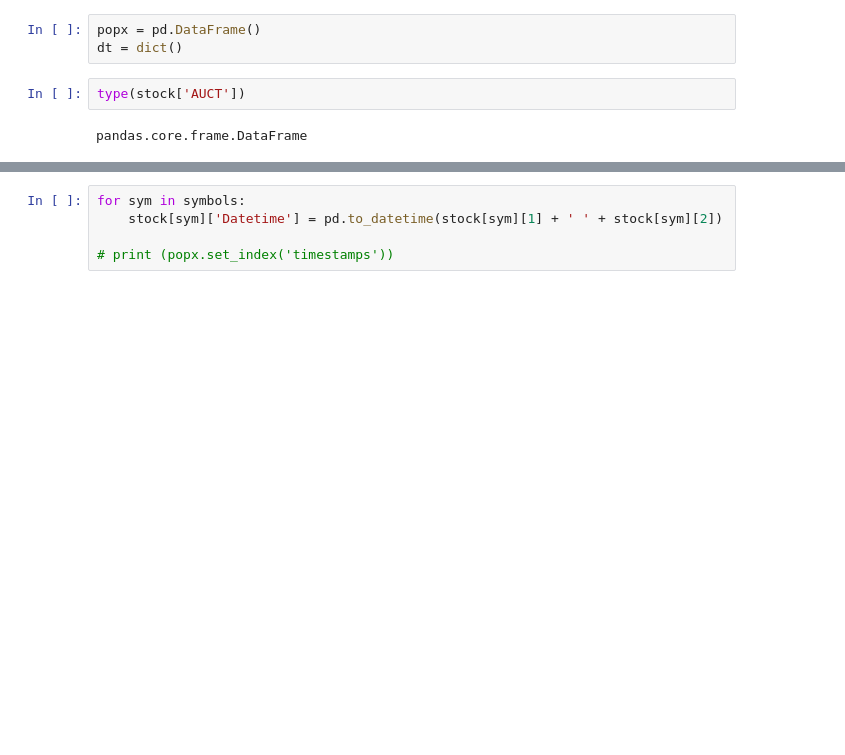
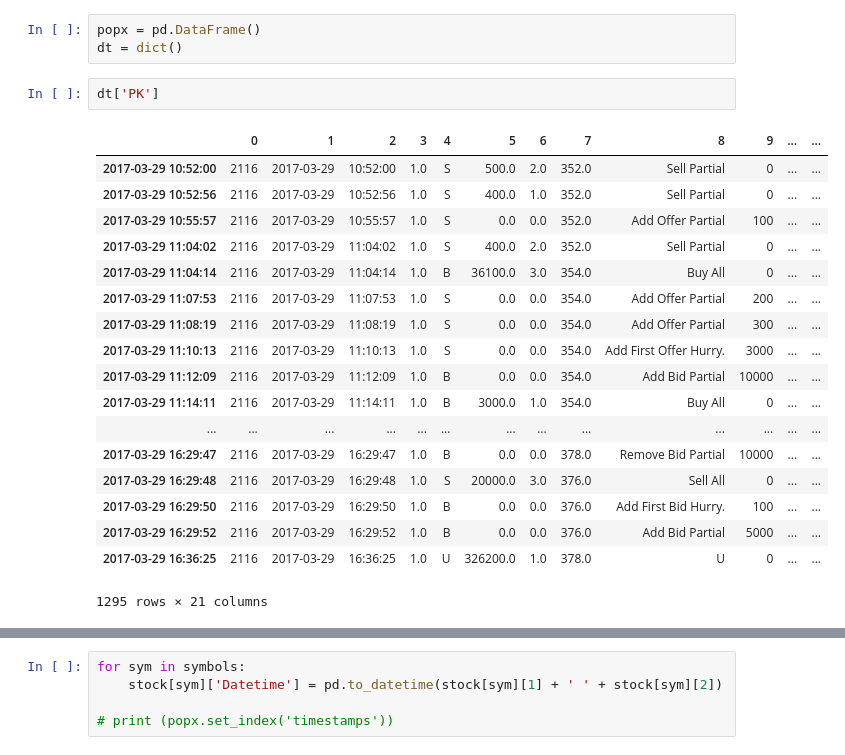
Before and after one commit to chotipat41688/SeProj, a Jupyter notebook: Ipython/readJson2.ipynb, the cells around one changed output, grey strips where cells are left out. Saved outputs shown, nothing was run; the diff lists cells and outputs as text; blank space fills up the shorter version.

```diff
--- a/Ipython/readJson2.ipynb
+++ b/Ipython/readJson2.ipynb
@@ -690,7 +708,24 @@ AttributeError: Cannot access callable attribute 'to_csv' of 'DataFrameGroupBy'
 # %%
 popx = pd.DataFrame()
 dt = dict()
-# %%
-type(stock['AUCT'])
-# %% [output]
-pandas.core.frame.DataFrame
+# %%
+dt['PK']
+# %% [output]
+|  | 0 | 1 | 2 | 3 | 4 | 5 | 6 | 7 | 8 | 9 | ... | ... |
+| 2017-03-29 10:52:00 | 2116 | 2017-03-29 | 10:52:00 | 1.0 | S | 500.0 | 2.0 | 352.0 | Sell Partial | 0 | ... | ... |
+| 2017-03-29 10:52:56 | 2116 | 2017-03-29 | 10:52:56 | 1.0 | S | 400.0 | 1.0 | 352.0 | Sell Partial | 0 | ... | ... |
+| 2017-03-29 10:55:57 | 2116 | 2017-03-29 | 10:55:57 | 1.0 | S | 0.0 | 0.0 | 352.0 | Add Offer Partial | 100 | ... | ... |
+| 2017-03-29 11:04:02 | 2116 | 2017-03-29 | 11:04:02 | 1.0 | S | 400.0 | 2.0 | 352.0 | Sell Partial | 0 | ... | ... |
+| 2017-03-29 11:04:14 | 2116 | 2017-03-29 | 11:04:14 | 1.0 | B | 36100.0 | 3.0 | 354.0 | Buy All | 0 | ... | ... |
+| 2017-03-29 11:07:53 | 2116 | 2017-03-29 | 11:07:53 | 1.0 | S | 0.0 | 0.0 | 354.0 | Add Offer Partial | 200 | ... | ... |
+| 2017-03-29 11:08:19 | 2116 | 2017-03-29 | 11:08:19 | 1.0 | S | 0.0 | 0.0 | 354.0 | Add Offer Partial | 300 | ... | ... |
+| 2017-03-29 11:10:13 | 2116 | 2017-03-29 | 11:10:13 | 1.0 | S | 0.0 | 0.0 | 354.0 | Add First Offer Hurry. | 3000 | ... | ... |
+| 2017-03-29 11:12:09 | 2116 | 2017-03-29 | 11:12:09 | 1.0 | B | 0.0 | 0.0 | 354.0 | Add Bid Partial | 10000 | ... | ... |
+| 2017-03-29 11:14:11 | 2116 | 2017-03-29 | 11:14:11 | 1.0 | B | 3000.0 | 1.0 | 354.0 | Buy All | 0 | ... | ... |
+| ... | ... | ... | ... | ... | ... | ... | ... | ... | ... | ... | ... | ... |
+| 2017-03-29 16:29:47 | 2116 | 2017-03-29 | 16:29:47 | 1.0 | B | 0.0 | 0.0 | 378.0 | Remove Bid Partial | 10000 | ... | ... |
+| 2017-03-29 16:29:48 | 2116 | 2017-03-29 | 16:29:48 | 1.0 | S | 20000.0 | 3.0 | 376.0 | Sell All | 0 | ... | ... |
+| 2017-03-29 16:29:50 | 2116 | 2017-03-29 | 16:29:50 | 1.0 | B | 0.0 | 0.0 | 376.0 | Add First Bid Hurry. | 100 | ... | ... |
+| 2017-03-29 16:29:52 | 2116 | 2017-03-29 | 16:29:52 | 1.0 | B | 0.0 | 0.0 | 376.0 | Add Bid Partial | 5000 | ... | ... |
+| 2017-03-29 16:36:25 | 2116 | 2017-03-29 | 16:36:25 | 1.0 | U | 326200.0 | 1.0 | 378.0 | U | 0 | ... | ... |
+1295 rows × 21 columns
```
Also changed, not shown: parts of 3 cells of this notebook.
